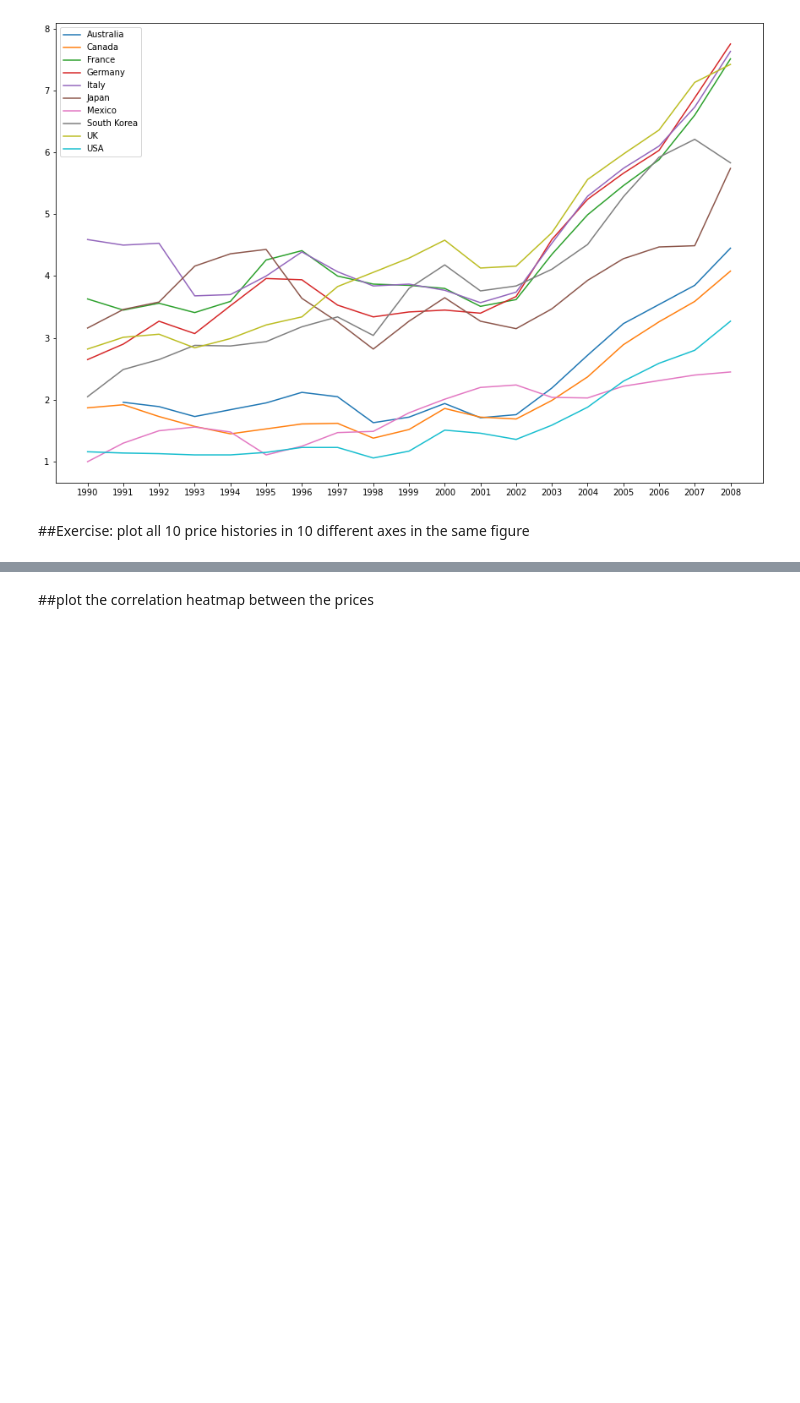
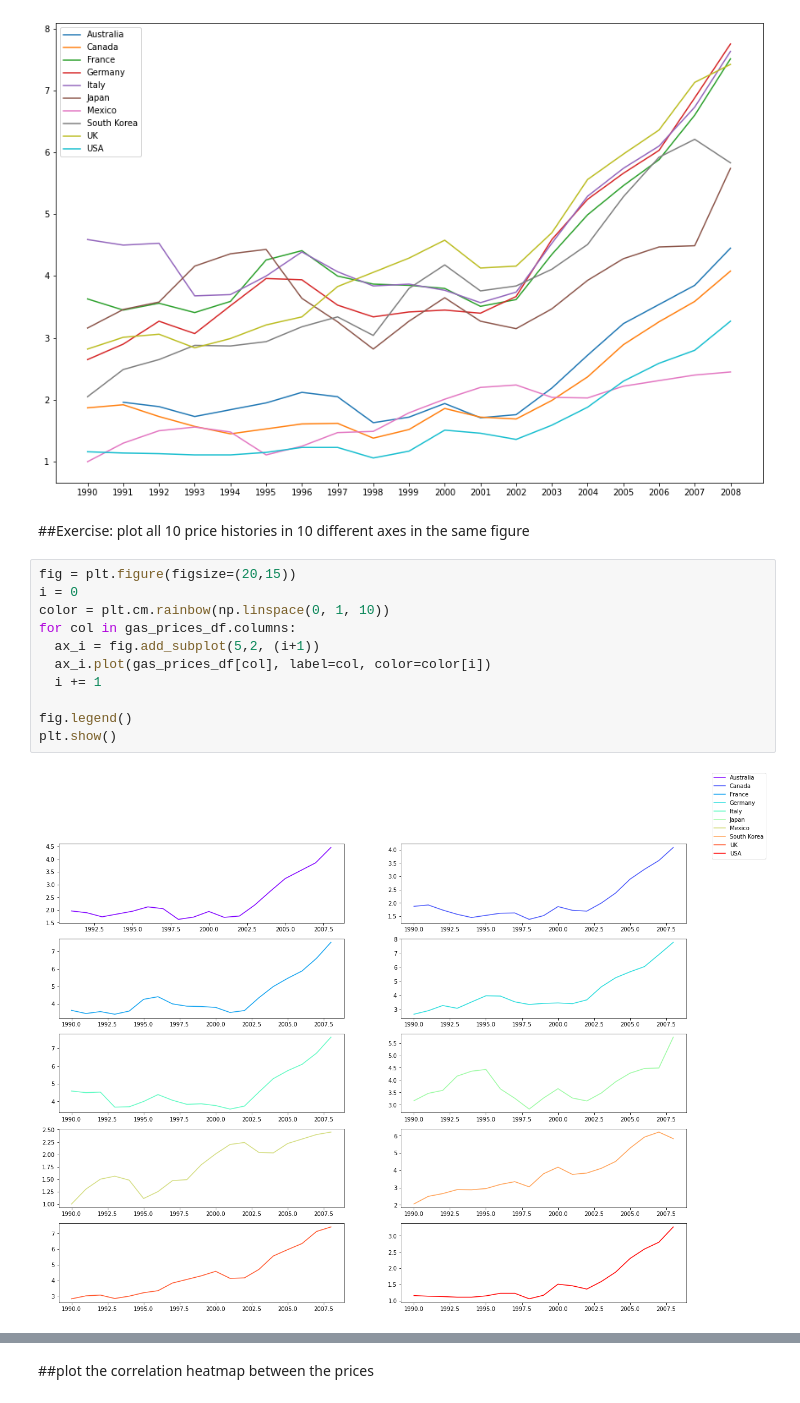
Before and after one commit to LucBert/Demo, a Jupyter notebook: Lecture_14_Graphs_and_Groupby.ipynb, the cells around one changed output, grey strips where cells are left out. Cells and saved outputs as stored; diff of their text form; blank space fills up the shorter version.

```diff
--- a/Lecture_14_Graphs_and_Groupby.ipynb
+++ b/Lecture_14_Graphs_and_Groupby.ipynb
@@ -238,3 +239,16 @@ plt.legend()
 [figure]
 # %% [markdown]
 ##Exercise: plot all 10 price histories in 10 different axes in the same figure
+# %%
+fig = plt.figure(figsize=(20,15))
+i = 0
+color = plt.cm.rainbow(np.linspace(0, 1, 10))
+for col in gas_prices_df.columns:
+  ax_i = fig.add_subplot(5,2, (i+1))
+  ax_i.plot(gas_prices_df[col], label=col, color=color[i])
+  i += 1
+
+fig.legend()
+plt.show()
+# %% [output]
+[figure, added]
```
Also changed, not shown: parts of 2 cells of this notebook.
